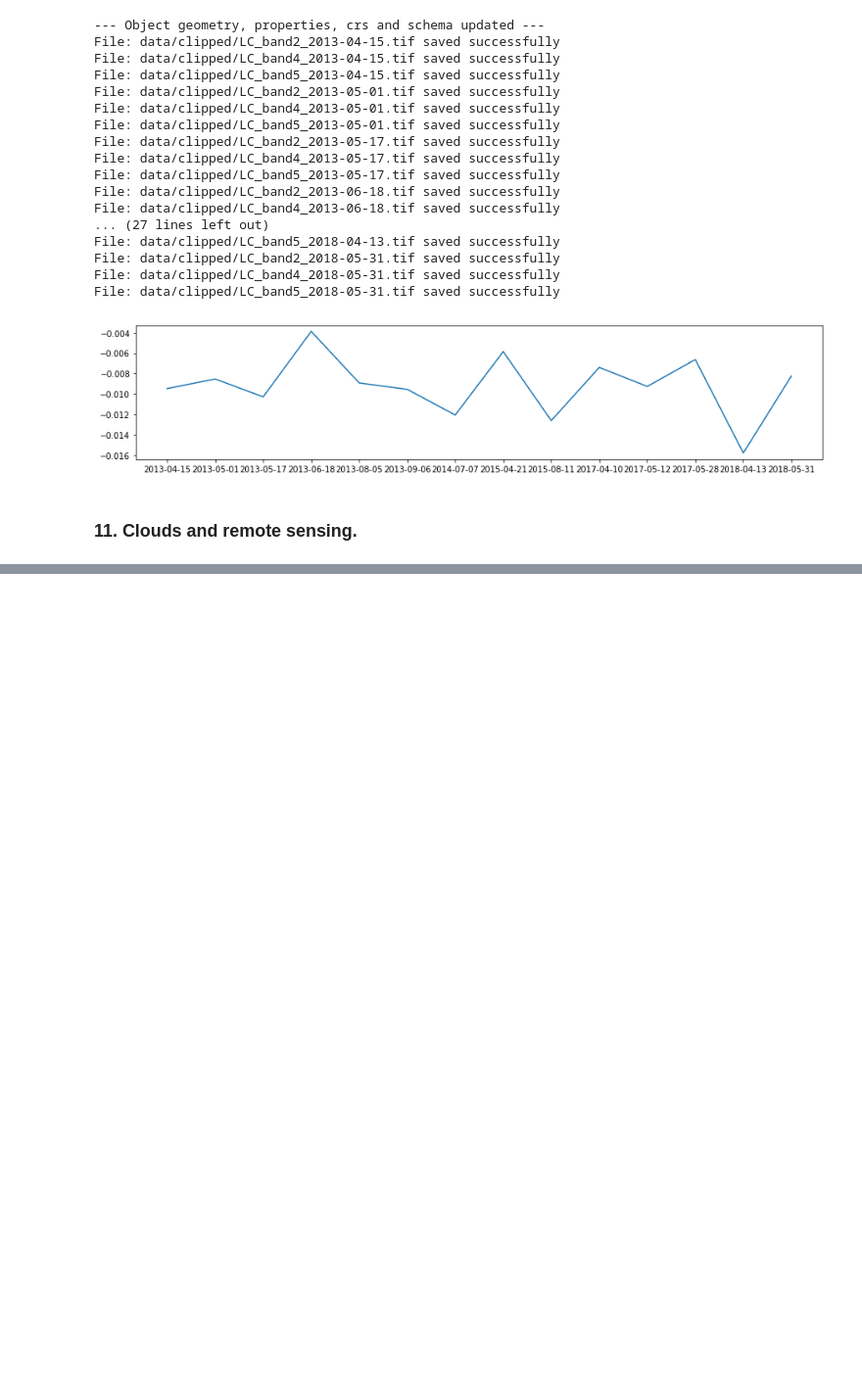
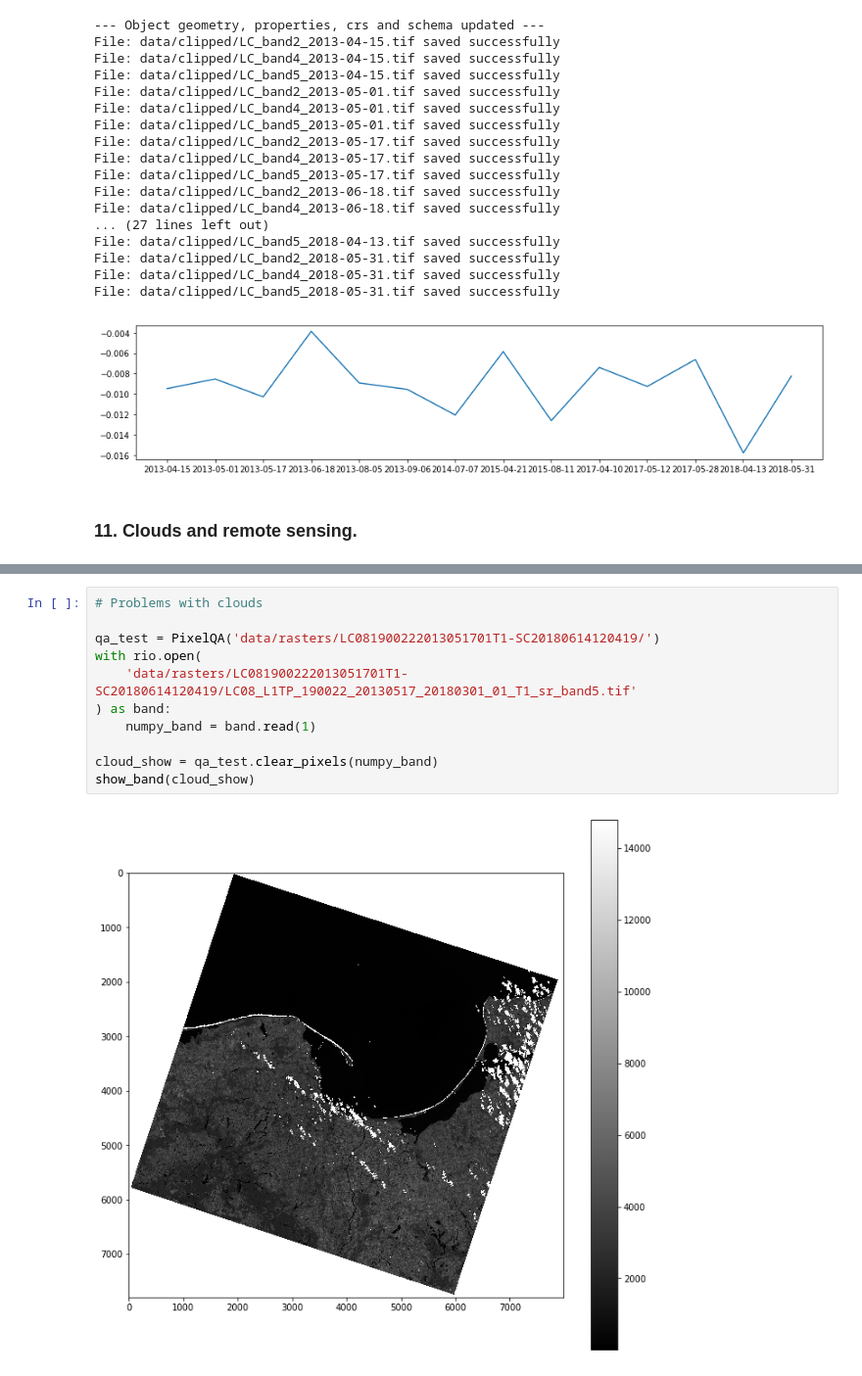
Before and after one commit to feleHaile/projections-clouds-and-Gdansk-Bay, a Jupyter notebook: algal_bloom_detection.ipynb, the cells around one changed output, grey strips where cells are left out. Shown at 98% size. Drawn from its saved outputs; the diff is of its cells as text; blank space fills up the shorter version.

Commit message:
cloud deletion step

```diff
--- a/algal_bloom_detection.ipynb
+++ b/algal_bloom_detection.ipynb
@@ -584,0 +685,13 @@ File: data/clipped/LC_band5_2018-05-31.tif saved successfully
+# %%
+# Problems with clouds
+
+qa_test = PixelQA('data/rasters/LC081900222013051701T1-SC20180614120419/')
+with rio.open(
+    'data/rasters/LC081900222013051701T1-SC20180614120419/LC08_L1TP_190022_20130517_20180301_01_T1_sr_band5.tif'
+) as band:
+    numpy_band = band.read(1)
+
+cloud_show = qa_test.clear_pixels(numpy_band)
+show_band(cloud_show)
+# %% [output]
+[figure, added]
```
Also changed, not shown: parts of 14 cells of this notebook.
